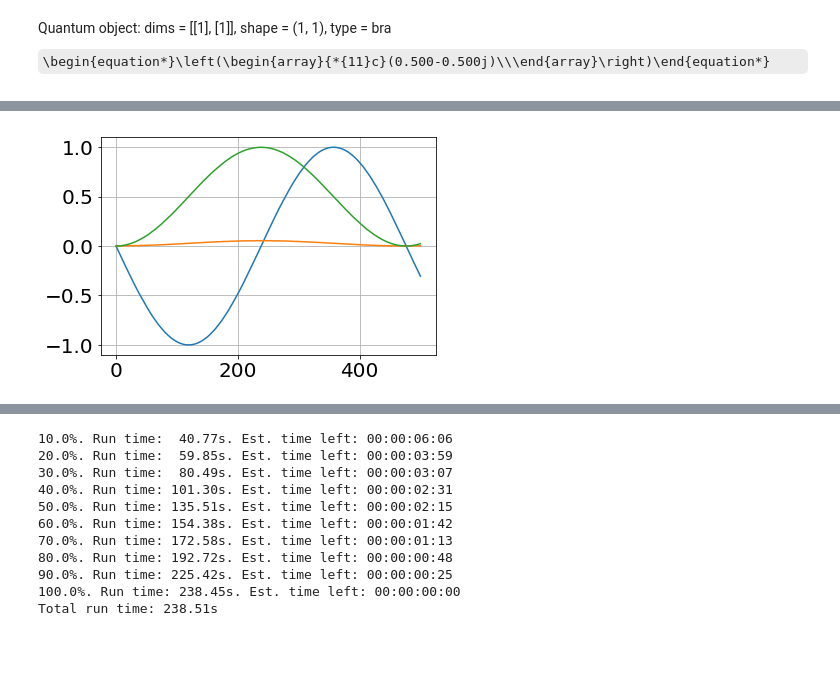
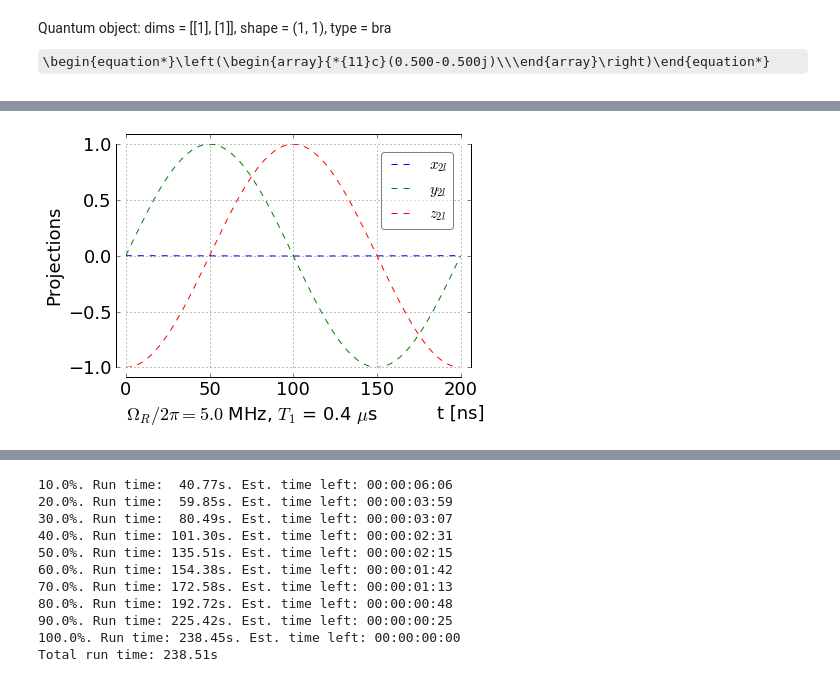
Before and after one commit to vdrhtc/Xmons, a Jupyter notebook: Qutip/Single transmon dynamics.ipynb, the cells around one changed output, grey strips where cells are left out. Cells and saved outputs as stored; diff of their text form; code cells hidden in the pictures; some formulas as TeX source; blank space fills up the shorter version.

```diff
--- a/Qutip/Single transmon dynamics.ipynb
+++ b/Qutip/Single transmon dynamics.ipynb
@@ -4,0 +1,4 @@ Populating the interactive namespace from numpy and matplotlib
+# %%
+%pylab inline
+mpl.style.use('classic')
+%pylab inline
@@ -14,6 +25,8 @@ C_q = 90e-15
 Φ = 0 # in Φ_0
 
 def E_C():
-    return (e)**2/2/C_q/h/1e9
+#     return 0.2
+    return (e)**2/2/C_q/h/1e9*2*pi
 def E_J():
-    return (6+E_C())**2/8/E_C()*cos(pi*Φ)
+#     return 19
+    return (6+E_C()/2/pi)**2/8/E_C()*4*pi**2*cos(pi*Φ)
@@ -24,6 +37,6 @@ E_J()/E_C()
 # %%
 N_q = 7
-gamma = .1
+gamma = .0025
 # %%
 def n():
     return Qobj((diag(arange(-N_q, N_q+1, 1))))
@@ -102,11 +114,33 @@ plt.grid()
-# %%
-plt.plot(Ts, real(x_projection))
-plt.plot(Ts,real(y_projection))
-plt.plot(Ts, array(c1s))
-# plt.xlim(26,28)
-# plt.xlim(0,5)
-
-# plt.ylim(-.1,.1)
-plt.grid()
-# %% [output]
-[figure, removed]
+# %%
+# states_rot = [(-1j*H_q()*Ts[idx]).expm().dag()*(state)*(-1j*H_q()*Ts[idx]).expm() for idx, state in enumerate(states)]
+states_rot_2D = [(-1j*(evals[1]-evals[0])/2*sigmaz()*Ts[idx]).expm().dag()\
+              *ket2dm(state)*(-1j*(evals[1]-evals[0])/2*sigmaz()*Ts[idx]).expm() for idx, state in enumerate(states_2D)]
+
+# x_projection = real([expect(sigma_x_N, state) for state in states_rot])
+x_projection_2D = real([expect(sigmax(), state) for state in states_rot_2D])
+# y_projection = real([expect(sigma_y_N, state) for state in states_rot])
+y_projection_2D = real([expect(sigmay(), state) for state in states_rot_2D])
+# z_projection = real([expect(sigma_z_N, state) for state in states_rot])
+z_projection_2D = [expect(sigmaz(), state) for state in states_2D]
+# %%
+# plt.plot(Ts, x_projection, label="$x$")
+# plt.plot(Ts, y_projection,label="$y$")
+# plt.plot(Ts, z_projection,label="$z$")
+plt.plot(Ts, x_projection_2D, "C0--",label="$x_{2l}$")
+plt.plot(Ts, y_projection_2D, "C1--",label="$y_{2l}$")
+plt.plot(Ts, z_projection_2D, "C2--",label="$z_{2l}$")
+
+# plt.plot(Ts, z_projection_2D)
+spines()
+plt.legend(fancybox=True, framealpha=0.5, fontsize=15,ncol=1)
+# plt.gca().set_yticklabels([])
+plt.xlabel("t [ns]", position=(1,0))
+# plt.annotate("$\Omega_R/2\pi = f_q n_{ge}/2\pi = %.1f$ MHz"%(1e3*f_q_2D/2/pi), (0,0), xytext=(0,-.235), textcoords="axes fraction")
+plt.annotate("$\Omega_R/2\pi = %.1f$ MHz, $T_1$ = %.1f $\mu$s"%(1e3*f_q_2D/2/pi, 1/gamma/1e3), (0,0), xytext=(0,-.235), textcoords="axes fraction")
+
+plt.ylabel("Projections")
+plt.grid()
+# plt.savefig("tr_xyz%.0f.pdf"%(1e3*f_q_2D/2/pi), bbox_inches="tight")
+# plt.savefig("2d_rabi_example_pure.pdf", bbox_inches="tight")
+# %% [output]
+[figure, added]
```
Also changed, not shown: parts of 25 cells of this notebook, 15 other files.
